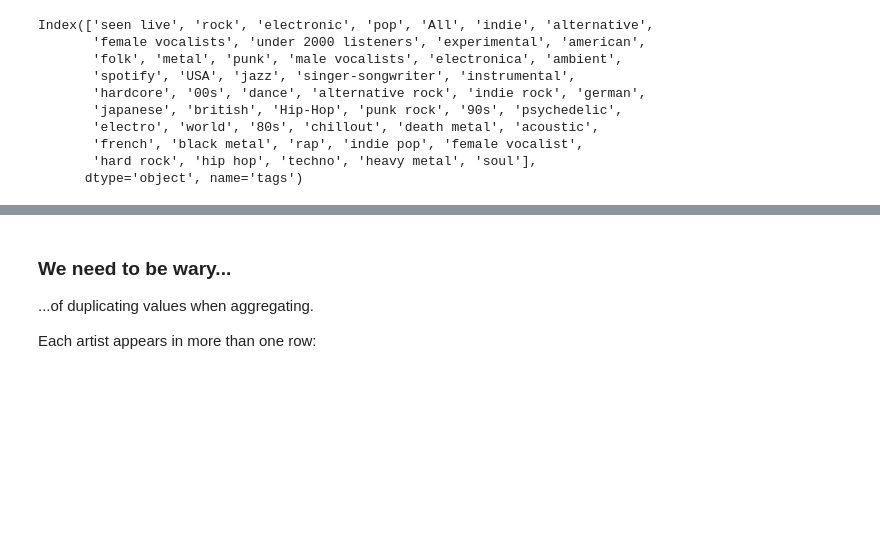
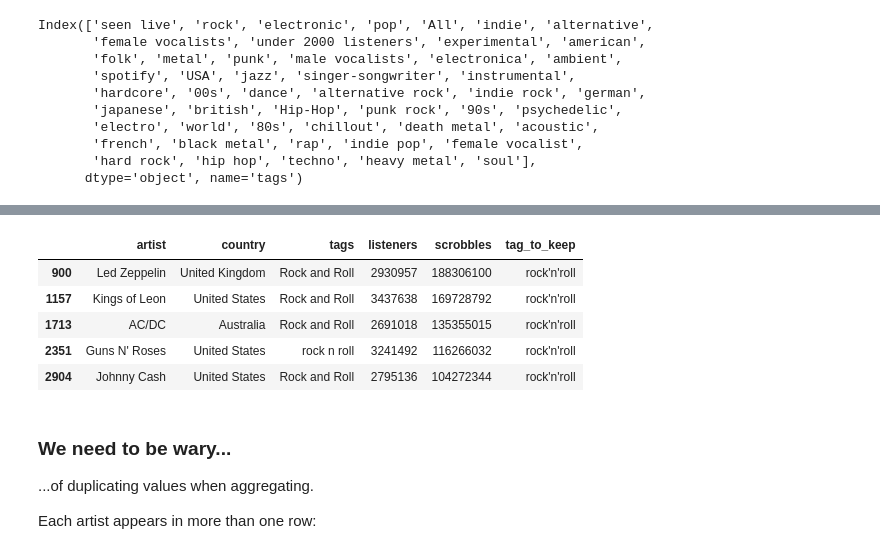
Before and after one commit to tharikhajar/lastfm_popularity, a Jupyter notebook: Pandas_ETL.ipynb, the cells around one changed output, grey strips where cells are left out. Cells and saved outputs as stored; diff of their text form; code cells hidden in the pictures; blank space fills up the shorter version.

```diff
--- a/Pandas_ETL.ipynb
+++ b/Pandas_ETL.ipynb
@@ -272,3 +239,13 @@ df.drop_duplicates(inplace=True)
+# %%
+df.drop_duplicates(subset=['artist', 'country', 'tag_to_keep'], inplace=True)
+df[df['tag_to_keep'] == "rock'n'roll"].head()
+# %% [output]
+|  | artist | country | tags | listeners | scrobbles | tag_to_keep |
+| 900 | Led Zeppelin | United Kingdom | Rock and Roll | 2930957 | 188306100 | rock'n'roll |
+| 1157 | Kings of Leon | United States | Rock and Roll | 3437638 | 169728792 | rock'n'roll |
+| 1713 | AC/DC | Australia | Rock and Roll | 2691018 | 135355015 | rock'n'roll |
+| 2351 | Guns N' Roses | United States | rock n roll | 3241492 | 116266032 | rock'n'roll |
+| 2904 | Johnny Cash | United States | Rock and Roll | 2795136 | 104272344 | rock'n'roll |
 # %% [markdown]
 ### We need to be wary...<br>
 ...of duplicating values when aggregating. <br>
```
Also changed, not shown: parts of 23 cells of this notebook, 1 other file.
